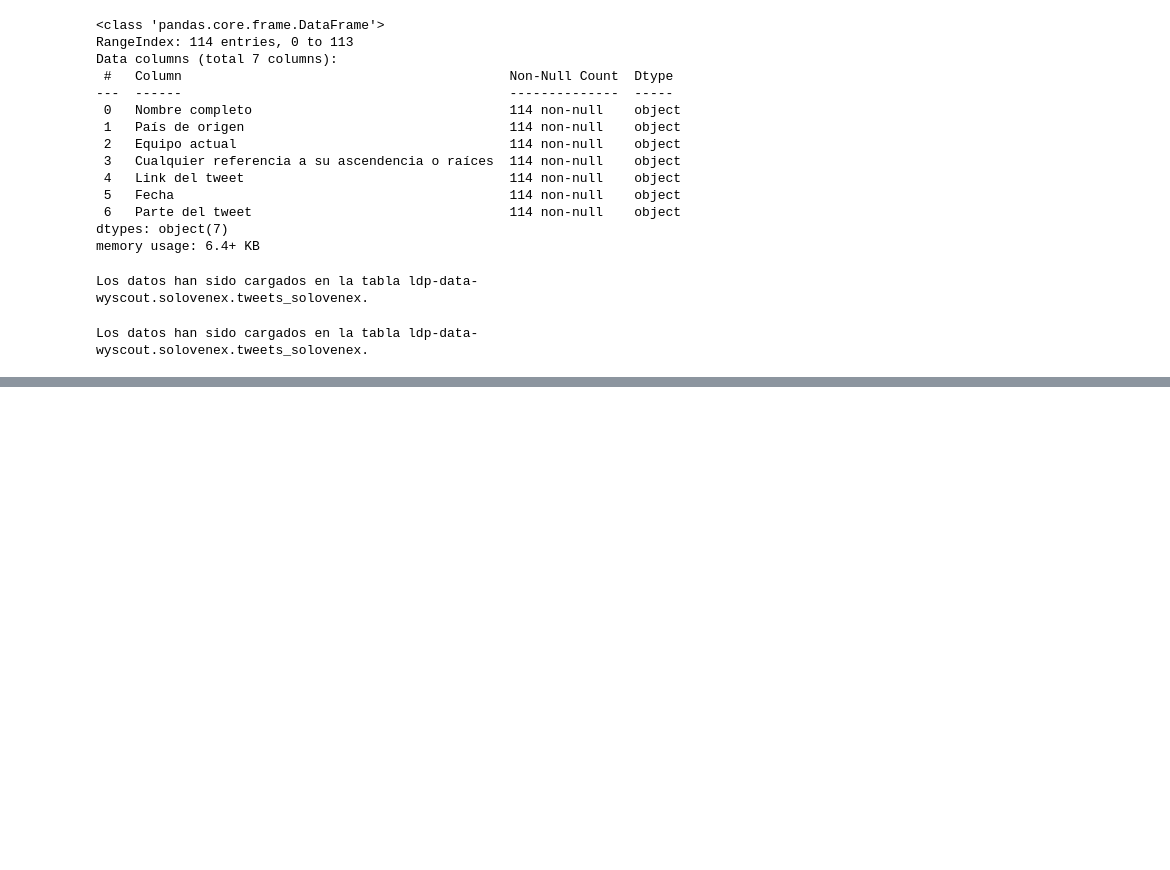
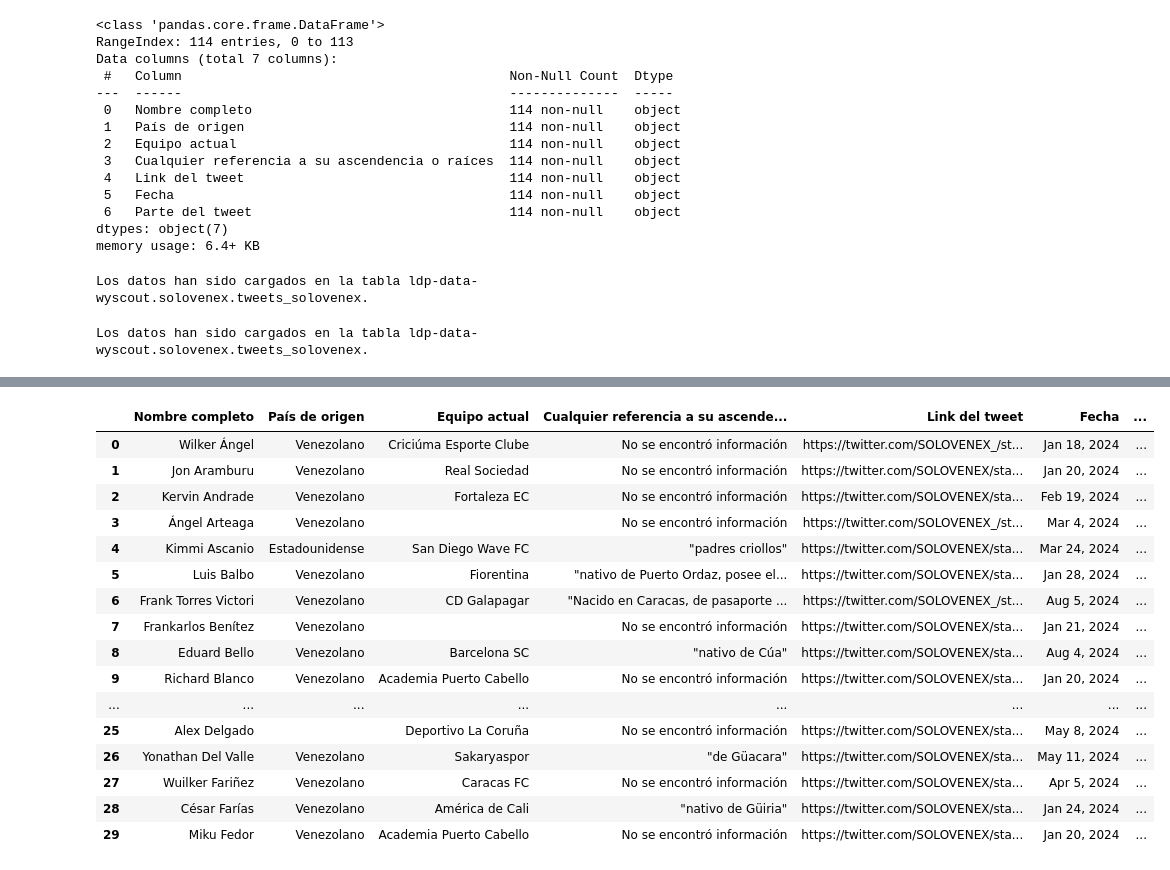
Before and after one commit to Constanzafl/gemini-pro-web-scraper, a Jupyter notebook: venex/analisiscongemini.ipynb, the cells around one changed output, grey strips where cells are left out. Drawn from its saved outputs; the diff is of its cells as text; code cells hidden in the pictures; blank space fills up the shorter version.

```diff
--- a/venex/analisiscongemini.ipynb
+++ b/venex/analisiscongemini.ipynb
@@ -614,3 +638,7 @@ job.result()  # Esperar a que el trabajo termine
 print(f"Los datos han sido cargados en la tabla {table_id}.")
 # %% [output]
 Los datos han sido cargados en la tabla ldp-data-wyscout.solovenex.tweets_solovenex.
+# %%
+document1 = Part.from_uri(
+    mime_type="application/pdf",
+    uri="gs://pdfscouting/info_solovenex - info_solovenex.pdf")
@@ -616,0 +697,19 @@ Los datos han sido cargados en la tabla ldp-data-wyscout.solovenex.tweets_solove
+# %%
+def generate():
+  vertexai.init(project="ldp-data-genai-producto", location="us-central1")
+  model = GenerativeModel("gemini-1.5-pro-preview-0409")
+  responses= model.generate_content(
+      [document1,  prompt7],
+      generation_config=generation_config,
+      safety_settings=safety_settings,
+      stream=True,
+  )
+
+  full_text77 = ""
+  for response in responses:
+      full_text77 += response.text
+
+  return full_text77
+
+# Ejecuta la función y captura el texto generado
+result_text777 = generate()
@@ -616,0 +736,16 @@ Los datos han sido cargados en la tabla ldp-data-wyscout.solovenex.tweets_solove
+# %%
+# Suponiendo que full_full_text44 contiene el texto que deseas procesar
+matches = re.findall(r'\|\s*(.*?)\s*\|\s*(.*?)\s*\|\s*(.*?)\s*\|\s*(.*?)\s*\|\s*(.*?)\s*\|\s*(.*?)\s*\|\s*(.*?)\s*\|', result_text777)
+
+# Convierte los datos en un DataFrame de pandas y asigna las columnas correctamente
+df77 = pd.DataFrame(matches)
+
+# Elimina filas que consisten solo en '---'
+df77 = df77[~df77.eq('---').all(axis=1)]
+
+# Asigna los nombres de columna usando la primera fila
+df77.columns = df77.iloc[0]  # La primera fila se convierte en nombres de columna
+df77 = df77[1:]  # Elimina la fila que ahora es el encabezado
+
+# Resetea el índice
+df77.reset_index(drop=True, inplace=True)
@@ -616,0 +769,20 @@ Los datos han sido cargados en la tabla ldp-data-wyscout.solovenex.tweets_solove
+# %%
+df77.head(30)
+# %% [output]
+|  | Nombre completo | País de origen | Equipo actual | Cualquier referencia a su ascende... | Link del tweet | Fecha | ... |
+| 0 | Wilker Ángel | Venezolano | Criciúma Esporte Clube | No se encontró información | https://twitter.com/SOLOVENEX_/st... | Jan 18, 2024 | ... |
+| 1 | Jon Aramburu | Venezolano | Real Sociedad | No se encontró información | https://twitter.com/SOLOVENEX/sta... | Jan 20, 2024 | ... |
+| 2 | Kervin Andrade | Venezolano | Fortaleza EC | No se encontró información | https://twitter.com/SOLOVENEX/sta... | Feb 19, 2024 | ... |
+| 3 | Ángel Arteaga | Venezolano |  | No se encontró información | https://twitter.com/SOLOVENEX_/st... | Mar 4, 2024 | ... |
+| 4 | Kimmi Ascanio | Estadounidense | San Diego Wave FC | "padres criollos" | https://twitter.com/SOLOVENEX/sta... | Mar 24, 2024 | ... |
+| 5 | Luis Balbo | Venezolano | Fiorentina | "nativo de Puerto Ordaz, posee el... | https://twitter.com/SOLOVENEX/sta... | Jan 28, 2024 | ... |
+| 6 | Frank Torres Victori | Venezolano | CD Galapagar | "Nacido en Caracas, de pasaporte ... | https://twitter.com/SOLOVENEX_/st... | Aug 5, 2024 | ... |
+| 7 | Frankarlos Benítez | Venezolano |  | No se encontró información | https://twitter.com/SOLOVENEX/sta... | Jan 21, 2024 | ... |
+| 8 | Eduard Bello | Venezolano | Barcelona SC | "nativo de Cúa" | https://twitter.com/SOLOVENEX/sta... | Aug 4, 2024 | ... |
+| 9 | Richard Blanco | Venezolano | Academia Puerto Cabello | No se encontró información | https://twitter.com/SOLOVENEX/sta... | Jan 20, 2024 | ... |
+| ... | ... | ... | ... | ... | ... | ... | ... |
+| 25 | Alex Delgado |  | Deportivo La Coruña | No se encontró información | https://twitter.com/SOLOVENEX/sta... | May 8, 2024 | ... |
+| 26 | Yonathan Del Valle | Venezolano | Sakaryaspor | "de Güacara" | https://twitter.com/SOLOVENEX/sta... | May 11, 2024 | ... |
+| 27 | Wuilker Fariñez | Venezolano | Caracas FC | No se encontró información | https://twitter.com/SOLOVENEX/sta... | Apr 5, 2024 | ... |
+| 28 | César Farías | Venezolano | América de Cali | "nativo de Güiria" | https://twitter.com/SOLOVENEX/sta... | Jan 24, 2024 | ... |
+| 29 | Miku Fedor | Venezolano | Academia Puerto Cabello | No se encontró información | https://twitter.com/SOLOVENEX/sta... | Jan 20, 2024 | ... |
```
Also changed, not shown: parts of 13 cells of this notebook, 2 other files.
